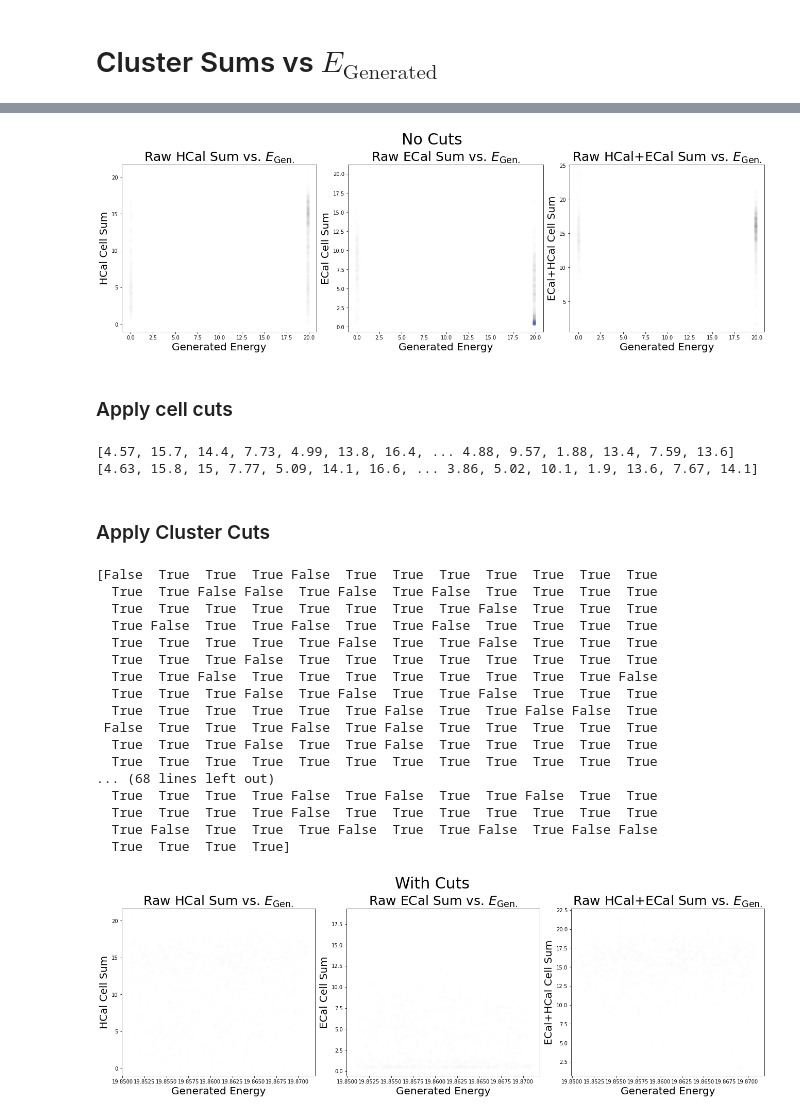
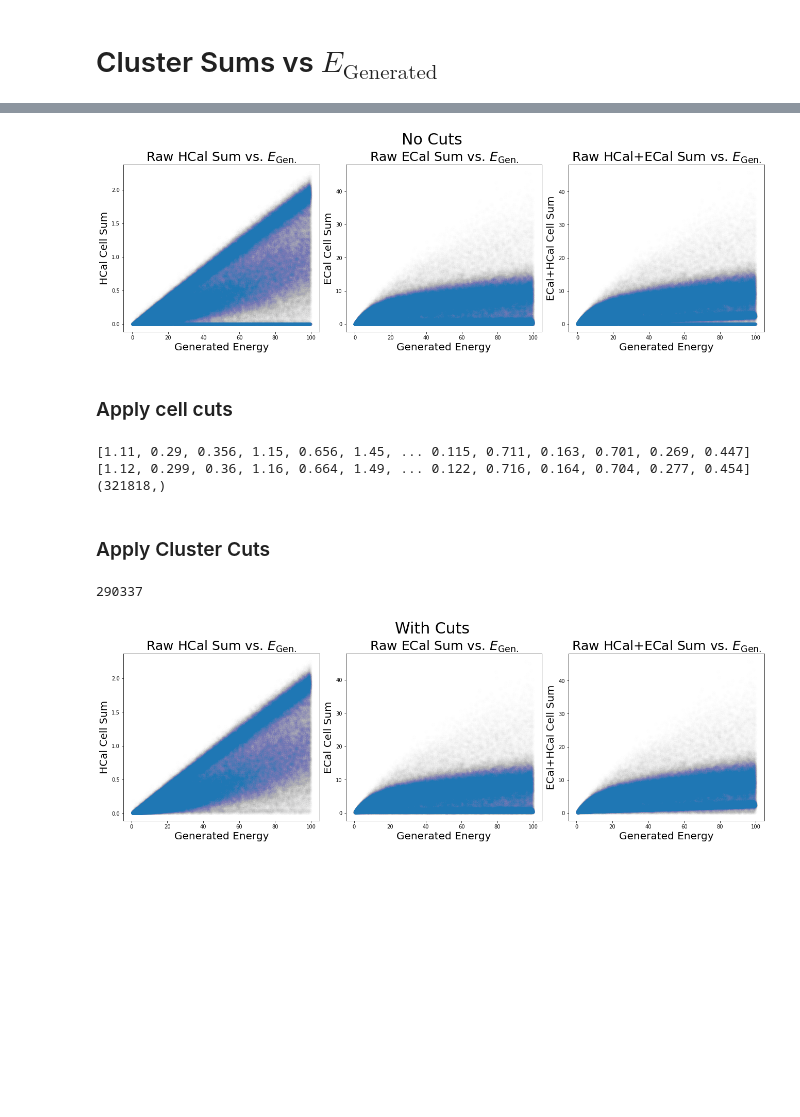
Before and after one commit to eiccodesign/regressiononly, a Jupyter notebook: hitQA.ipynb, the cells around one changed output, grey strips where cells are left out. Drawn from its saved outputs; the diff is of its cells as text; code cells hidden in the pictures; blank space fills up the shorter version.

Commit message:
cluster vs. truth cleaned up. Found minor index bug with root

```diff
--- a/hitQA.ipynb
+++ b/hitQA.ipynb
@@ -14,8 +14,8 @@ import matplotlib.colors as mcolors
 # %% [markdown]
 ## Get data, transform into akward arrays
 # %%
-input_file = 'rec_piplus_1k.root'
-#input_file = "rec_pionplus_300k.root"
+#input_file = 'rec_piplus_1k.root'
+input_file = "rec_pionplus_300k.root"
 events = ur.open("%s:events"%(input_file))
 #events.show()
 events.keys()
@@ -173,8 +173,10 @@ plt.show()
 # %%
-pz = ak.to_numpy(arrays['MCParticles.momentum.z'][:,-1])
-py = ak.to_numpy(arrays['MCParticles.momentum.y'][:,-1])
-px = ak.to_numpy(arrays['MCParticles.momentum.x'][:,-1])
-mass = ak.to_numpy(arrays['MCParticles.mass'][:,-1])
-genStat = ak.to_numpy(arrays['MCParticles.generatorStatus'][:,-1])
+print(arrays['MCParticles.generatorStatus'])
+pz = ak.to_numpy(arrays['MCParticles.momentum.z'][:,2])
+py = ak.to_numpy(arrays['MCParticles.momentum.y'][:,2])
+px = ak.to_numpy(arrays['MCParticles.momentum.x'][:,2])
+mass = ak.to_numpy(arrays['MCParticles.mass'][:,2])
+pz_wrong = ak.to_numpy(arrays['MCParticles.momentum.z'][:,2])
+
 p = np.sqrt(px*px + py*py+ pz*pz)
 gen_E = np.sqrt(p*p + mass*mass)-mass
@@ -237,7 +253,7 @@ axes[2].set_ylabel("ECal+HCal Cell Sum",fontsize=20)
 axes[2].set_title("Raw HCal+ECal Sum vs. $E_\mathrm{Gen.}$",fontsize=25)
 _ = plt.suptitle("No Cuts",fontsize=30)
 # %% [output]
-[figure, old version]
+[figure, new version]
 # %% [markdown]
 ### Apply cell cuts
 # %%
@@ -246,15 +262,17 @@ spikey_E = 1e10
 max_T = 200
 
 ecal_time_mask = arrays['EcalEndcapPHitsReco.time'] < max_T
-ecal_spike_mask = arrays['EcalEndcapPHitsReco.energy'] < spikey_E
 ecal_mip_mask = arrays['EcalEndcapPHitsReco.energy'] > mip_E
+ecal_spike_mask = arrays['EcalEndcapPHitsReco.energy'] <= spikey_E
+
 hcal_time_mask = arrays['HcalEndcapPHitsReco.time'] < max_T
 hcal_mip_mask = arrays['HcalEndcapPHitsReco.energy'] > mip_E
-hcal_spike_mask = arrays['HcalEndcapPHitsReco.energy'] < spikey_E
+hcal_spike_mask = arrays['HcalEndcapPHitsReco.energy'] <= spikey_E
 
-e_cell_cuts = [ecal_time_mask,ecal_spike_mask,ecal_mip_mask]
+e_cell_cuts = [ecal_time_mask, ecal_spike_mask, ecal_mip_mask]
+h_cell_cuts = [hcal_time_mask, hcal_spike_mask, hcal_mip_mask]
+
 e_cell_mask = np.full(len(ecal_time_mask),True)
-h_cell_cuts = [hcal_time_mask,hcal_spike_mask,hcal_mip_mask]
 h_cell_mask = np.full(len(hcal_time_mask),True)
 
 for e_cut,h_cut in zip(e_cell_cuts,h_cell_cuts):
@@ -268,56 +286,44 @@ cluster_cut_total = ecal_cut_cluster_sum+hcal_cut_cluster_sum
 
 print(hcal_cut_cluster_sum)
 print(HCAL_total)
+print(np.shape(hcal_cut_cluster_sum))
 # %% [output]
-[4.57, 15.7, 14.4, 7.73, 4.99, 13.8, 16.4, ... 4.88, 9.57, 1.88, 13.4, 7.59, 13.6]
-[4.63, 15.8, 15, 7.77, 5.09, 14.1, 16.6, ... 3.86, 5.02, 10.1, 1.9, 13.6, 7.67, 14.1]
+[1.11, 0.29, 0.356, 1.15, 0.656, 1.45, ... 0.115, 0.711, 0.163, 0.701, 0.269, 0.447]
+[1.12, 0.299, 0.36, 1.16, 0.664, 1.49, ... 0.122, 0.716, 0.164, 0.704, 0.277, 0.454]
+(321818,)
 # %% [markdown]
 ### Apply Cluster Cuts
+# %%
+minGenE = 0.5
+minSum = 0.0
+gen_code_keep = 1
+
+mask = np.full(len(HCAL_total),True)
+mask = np.logical_and(mask, gen_E > minGenE)
+mask = np.logical_and(mask,hcal_cut_cluster_sum > minSum)
+mask = np.logical_and(mask,ecal_cut_cluster_sum > minSum)
+#mask = np.logical_and(mask, genStat==gen_code_keep)
+#print(genStat==gen_code_keep)
+print(len(hcal_cut_cluster_sum[mask]))
+# %% [output]
+290337
 # %%
-minGenE = 0.5
-minSum = 0.0
-gen_code_keep = 1
-
-mask = np.full(len(HCAL_total),True)
-mask = np.logical_and(mask, gen_E > minGenE)
-mask = np.logical_and(mask,hcal_cut_cluster_sum > minSum)
-mask = np.logical_and(mask,ecal_cut_cluster_sum > minSum)
-mask = np.logical_and(mask, genStat==gen_code_keep)
-print(genStat==gen_code_keep)
-
 fig, axes = plt.subplots(nrows=1, ncols=3, figsize=(18, 6), constrained_layout=True)
 
 axes[0].scatter(gen_E[mask],hcal_cut_cluster_sum[mask],alpha=0.005)
 axes[0].set_xlabel("Generated Energy",fontsize=20)
 axes[0].set_ylabel("HCal Cell Sum",fontsize=20)
 axes[0].set_title("Raw HCal Sum vs. $E_\mathrm{Gen.}$",fontsize=25)
 
 axes[1].scatter(gen_E[mask],ecal_cut_cluster_sum[mask],alpha=0.005)
 axes[1].set_xlabel("Generated Energy",fontsize=20)
 axes[1].set_ylabel("ECal Cell Sum",fontsize=20)
 axes[1].set_title("Raw ECal Sum vs. $E_\mathrm{Gen.}$",fontsize=25)
 
 axes[2].scatter(gen_E[mask],cluster_total[mask],alpha=0.005)
 axes[2].set_xlabel("Generated Energy",fontsize=20)
 axes[2].set_ylabel("ECal+HCal Cell Sum",fontsize=20)
 axes[2].set_title("Raw HCal+ECal Sum vs. $E_\mathrm{Gen.}$",fontsize=25)
 _ = plt.suptitle("With Cuts",fontsize=30)
 # %% [output]
-[False  True  True  True False  True  True  True  True  True  True  True
-  True  True False False  True False  True False  True  True  True  True
-  True  True  True  True  True  True  True  True False  True  True  True
-  True False  True  True False  True  True False  True  True  True  True
-  True  True  True  True  True False  True  True False  True  True  True
-  True  True  True False  True  True  True  True  True  True  True  True
-  True  True False  True  True  True  True  True  True  True  True False
-  True  True  True False  True False  True  True False  True  True  True
-  True  True  True  True  True  True False  True  True False False  True
- False  True  True  True False  True False  True  True  True  True  True
-  True  True  True False  True  True False  True  True  True  True  True
-  True  True  True  True  True  True  True  True  True  True  True  True
-... (68 lines left out)
-  True  True  True  True False  True False  True  True False  True  True
-  True  True  True  True False  True  True  True  True  True  True  True
-  True False  True  True  True False  True  True False  True False False
-  True  True  True  True]
-[figure, old version]
+[figure, new version]
```
Also changed, not shown: parts of 16 cells of this notebook, 1 other file.
